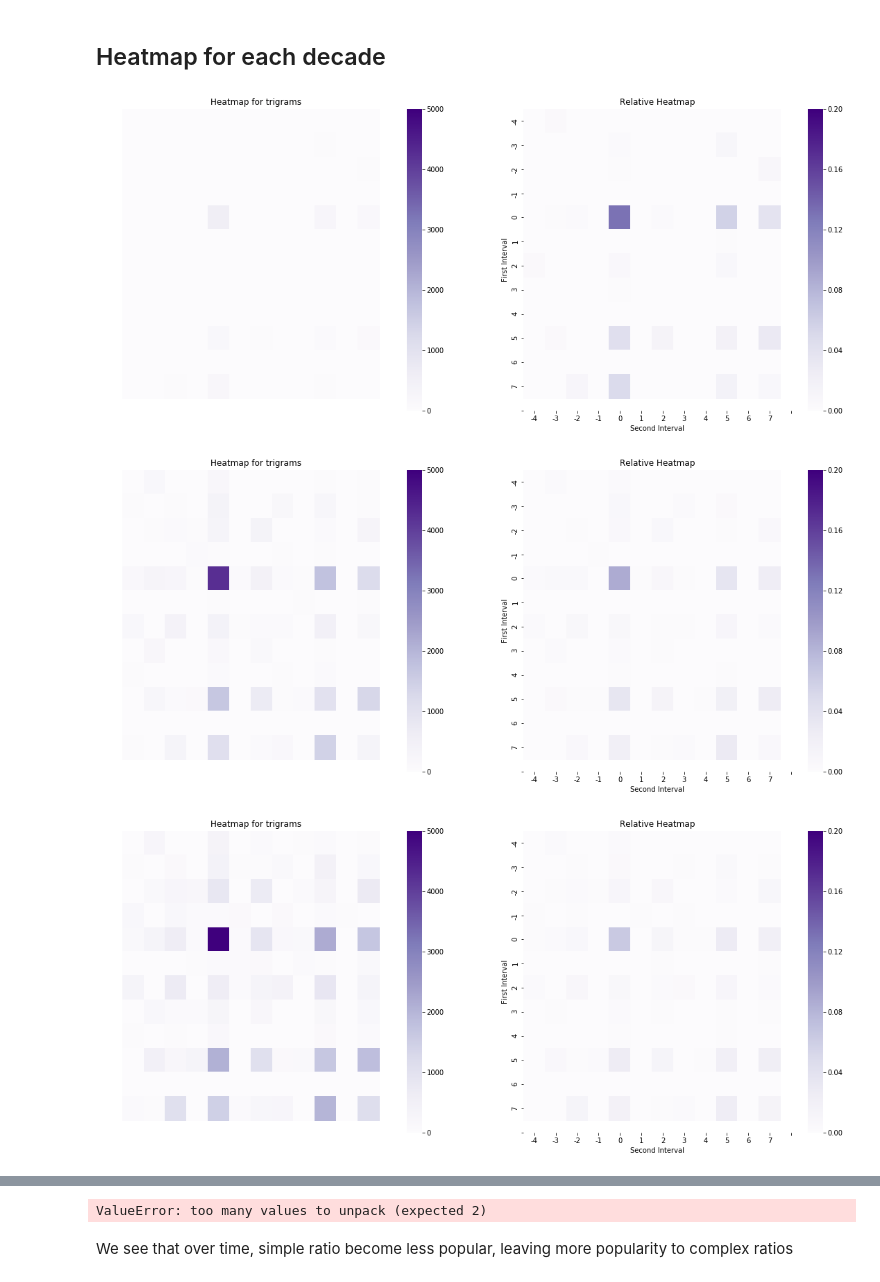
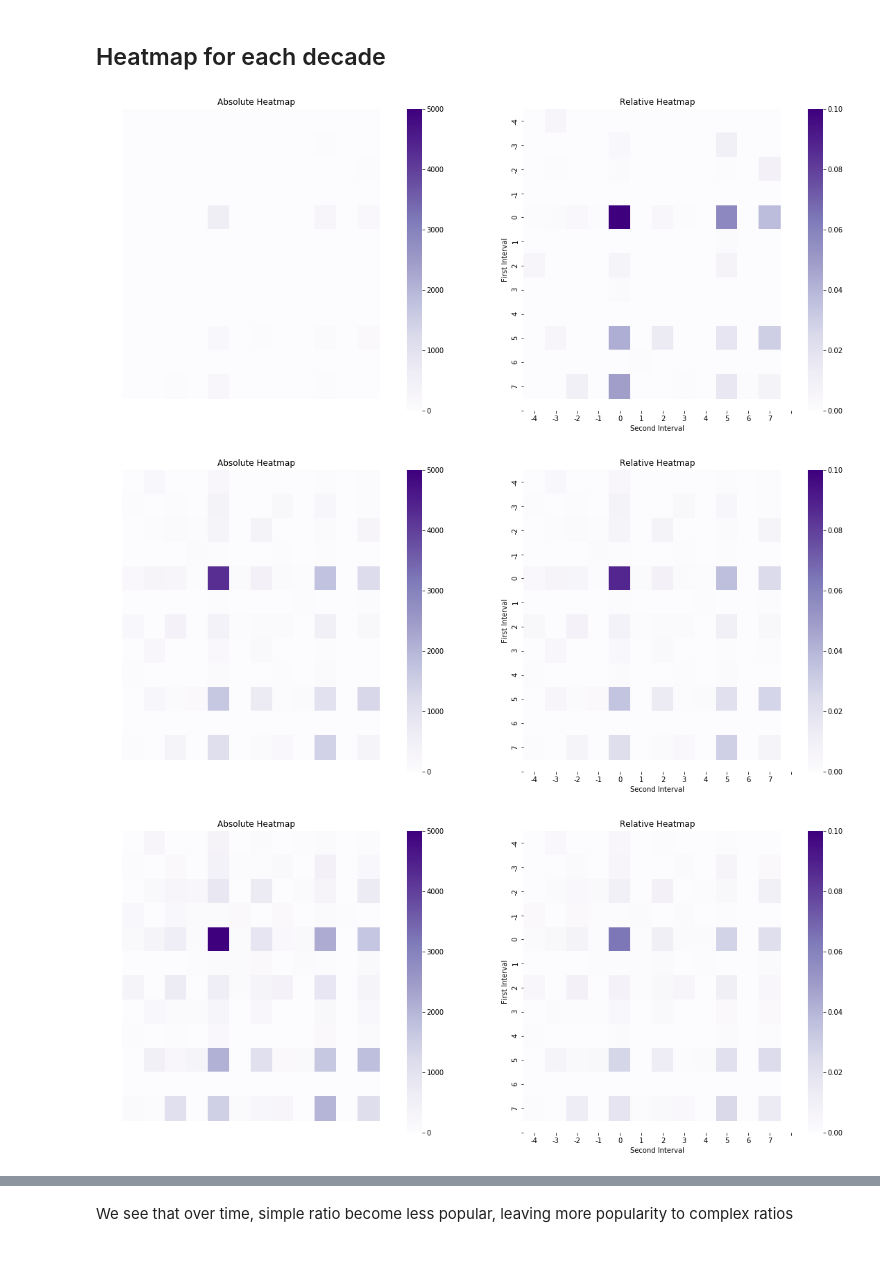
Before and after one commit to lucieperrotta/Digital-Musicology, a Jupyter notebook: processing/processing.ipynb, the cells around one changed output, grey strips where cells are left out. Drawn from its saved outputs; the diff is of its cells as text; code cells hidden in the pictures.

```diff
--- a/processing/processing.ipynb
+++ b/processing/processing.ipynb
@@ -430,7 +430,7 @@ def plot_heatmap_decade(clean_data, cycles=True):
         plt.xlabel('Second Interval')
         plt.ylabel('First Interval')
         if(cycles==True):
-            plt.title('Heatmap for trigrams')
+            plt.title('Absolute Heatmap')
         else:
             plt.title('Heatmap for trigrams with cycles removed')
 
@@ -442,7 +442,7 @@ def plot_heatmap_decade(clean_data, cycles=True):
 
         plt.axis('off')
         plt.subplot(122) # Right plot HEATMAP RELATIVE
-        sns.heatmap(heatmap_data/chordpatslen, vmin=0,vmax=0.2, cmap=colormap)
+        sns.heatmap(heatmap_data/chordpatslen, vmin=0,vmax=0.1, cmap=colormap)
         plt.xticks(np.arange(0.5, 13.5, 1), np.arange(-4, 8))
         plt.yticks(np.arange(0.5, 13.5, 1), np.arange(-4, 8))
         plt.xlabel('Second Interval')
@@ -455,8 +455,8 @@ def plot_heatmap_decade(clean_data, cycles=True):
 
     return heatmaps, heatmapsrel, chordlens
 # %%
-heatmaps,heatmapsrel = plot_heatmap_decade(clean_data)
+heatmaps,heatmapsrel,chordlens = plot_heatmap_decade(clean_data)
 # %% [output]
-[figure, old version]
+[figure, new version]
-[figure, old version]
+[figure, new version]
-[figure, old version]
+[figure, new version]
@@ -465,4 +465,3 @@ heatmaps,heatmapsrel = plot_heatmap_decade(clean_data)
-ValueError: too many values to unpack (expected 2)
 # %% [markdown]
 We see that over time, simple ratio become less popular, leaving more popularity to complex ratios
 # %%
```
Also changed, not shown: parts of 3 cells of this notebook.
